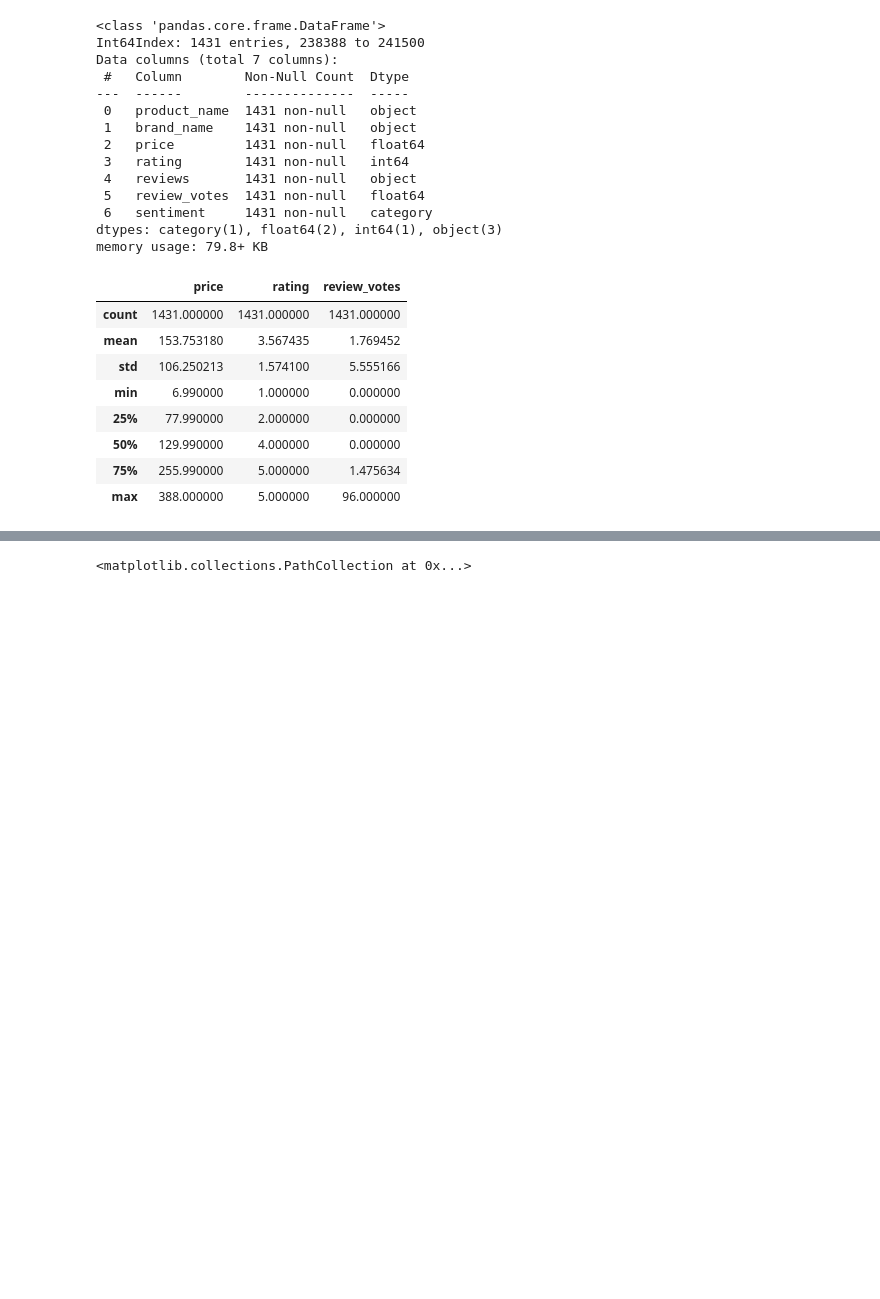
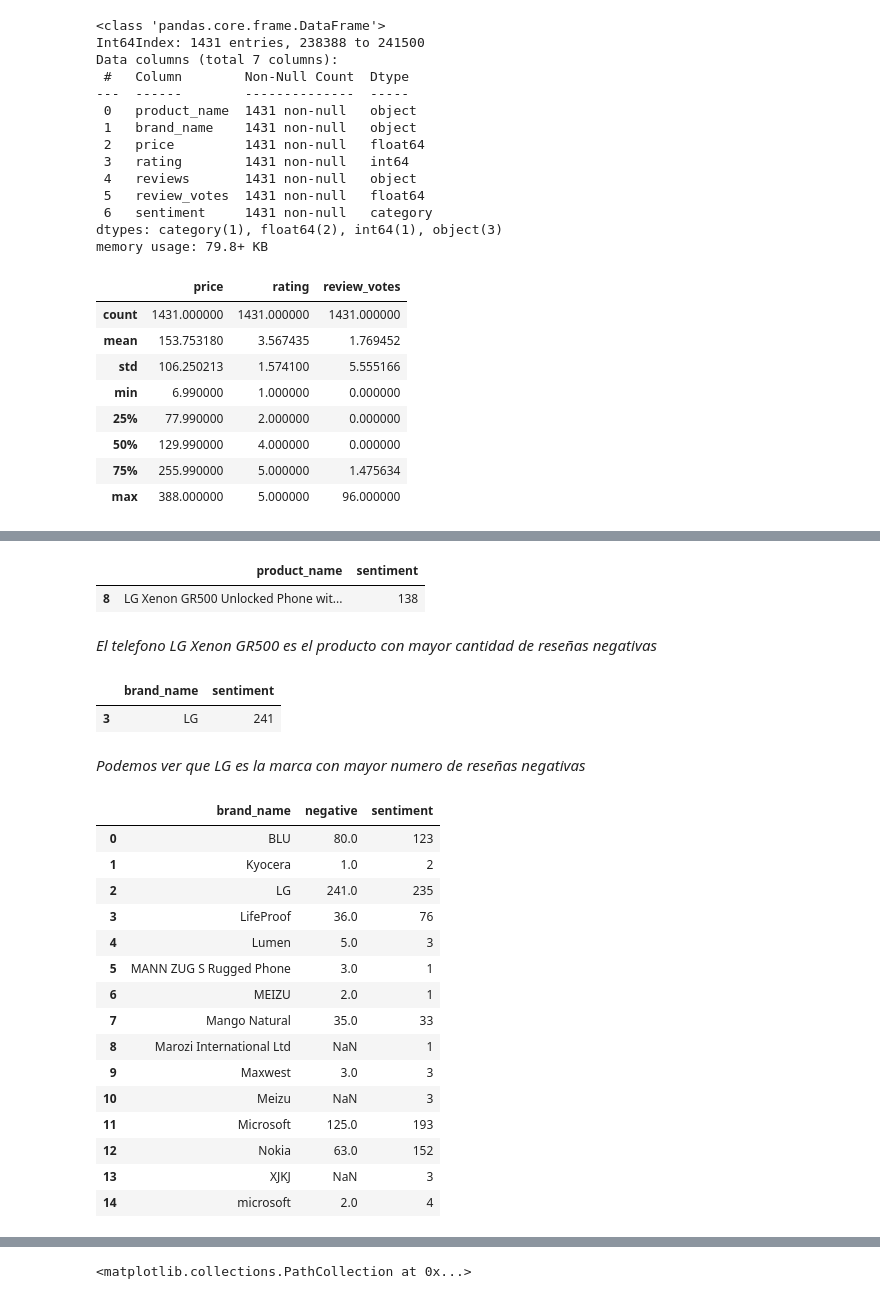
Before and after one commit to flako264/Proyecto-Python, a Jupyter notebook: Proyecto_python_bedu.ipynb, the cells around one changed output, grey strips where cells are left out. Drawn from its saved outputs; the diff is of its cells as text; code cells hidden in the pictures; blank space fills up the shorter version.

```diff
--- a/Proyecto_python_bedu.ipynb
+++ b/Proyecto_python_bedu.ipynb
@@ -683,0 +788,44 @@ Siendo categoricos pasamos a responder la siguientes preguntas:
+# %%
+df_brand = df_sentiment_no_emojis[["product_name", "sentiment"]][df_sentiment_no_emojis['sentiment']==-1].groupby(['product_name'], as_index = False).count()
+df_brand.sort_values([ "sentiment"],ascending=False).head(1)
+# %% [output]
+|  | product_name | sentiment |
+| 8 | LG Xenon GR500 Unlocked Phone wit... | 138 |
+# %% [markdown]
+*El telefono LG Xenon GR500 es el producto con mayor cantidad de reseñas negativas*
+# %%
+df_brand=df_sentiment_no_emojis[["brand_name", "sentiment"]][df_sentiment_no_emojis['sentiment']==-1].groupby(['brand_name'], as_index = False).count()
+df_brand.sort_values([ "sentiment"],ascending=False).head(1)
+# %% [output]
+|  | brand_name | sentiment |
+| 3 | LG | 241 |
+# %% [markdown]
+*Podemos ver que LG es la marca con mayor numero de reseñas negativas*
+# %%
+df_negatives=df_brand.sort_values([ "sentiment"],ascending=False)
+# %%
+df_no_negatives=df_sentiment_no_emojis[["brand_name", "sentiment"]][df_sentiment_no_emojis['sentiment']!=-1].groupby(['brand_name'], as_index = False).count()
+# %%
+
+df_new_negatives= df_negatives.rename(columns={"sentiment": "negative"})
+
+df_merged = df_new_negatives.merge(df_no_negatives, how='right')
+
+df_merged
+# %% [output]
+|  | brand_name | negative | sentiment |
+| 0 | BLU | 80.0 | 123 |
+| 1 | Kyocera | 1.0 | 2 |
+| 2 | LG | 241.0 | 235 |
+| 3 | LifeProof | 36.0 | 76 |
+| 4 | Lumen | 5.0 | 3 |
+| 5 | MANN ZUG S Rugged Phone | 3.0 | 1 |
+| 6 | MEIZU | 2.0 | 1 |
+| 7 | Mango Natural | 35.0 | 33 |
+| 8 | Marozi International Ltd | NaN | 1 |
+| 9 | Maxwest | 3.0 | 3 |
+| 10 | Meizu | NaN | 3 |
+| 11 | Microsoft | 125.0 | 193 |
+| 12 | Nokia | 63.0 | 152 |
+| 13 | XJKJ | NaN | 3 |
+| 14 | microsoft | 2.0 | 4 |
```
Also changed, not shown: parts of 40 cells of this notebook.
